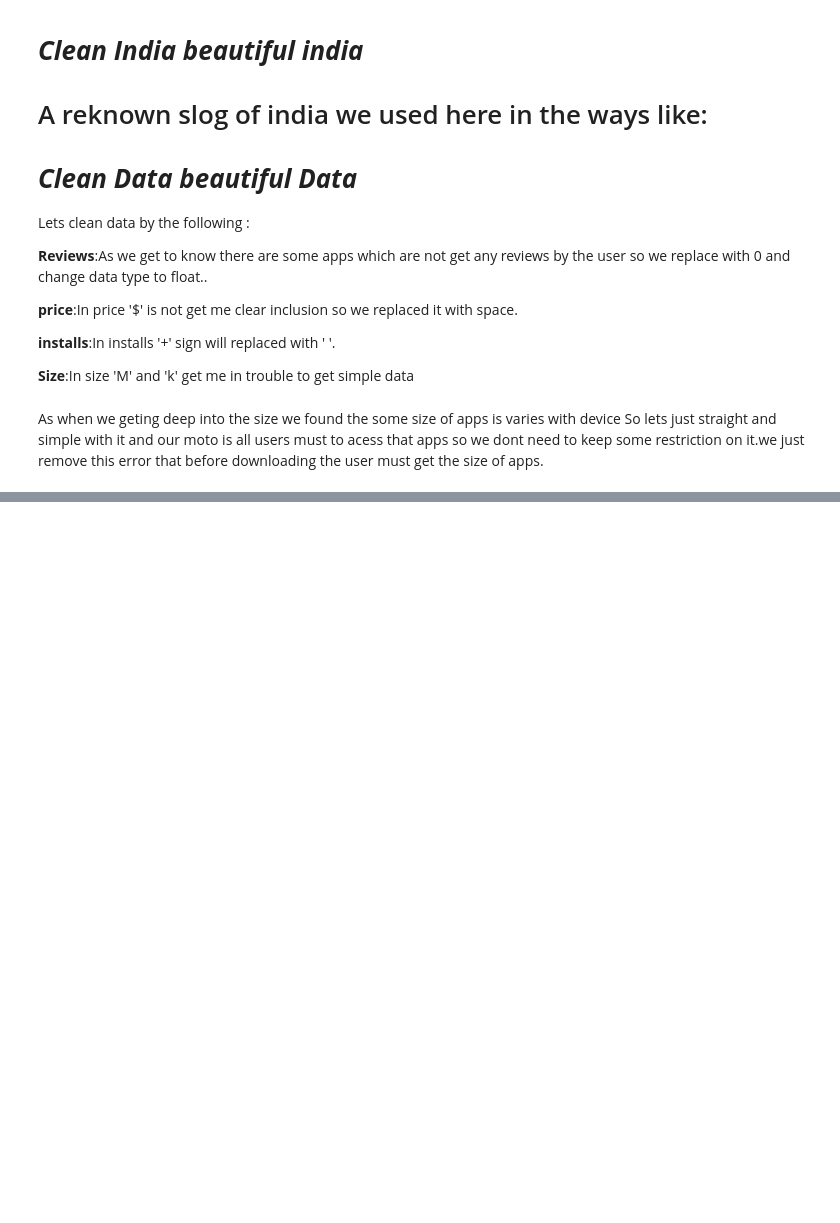
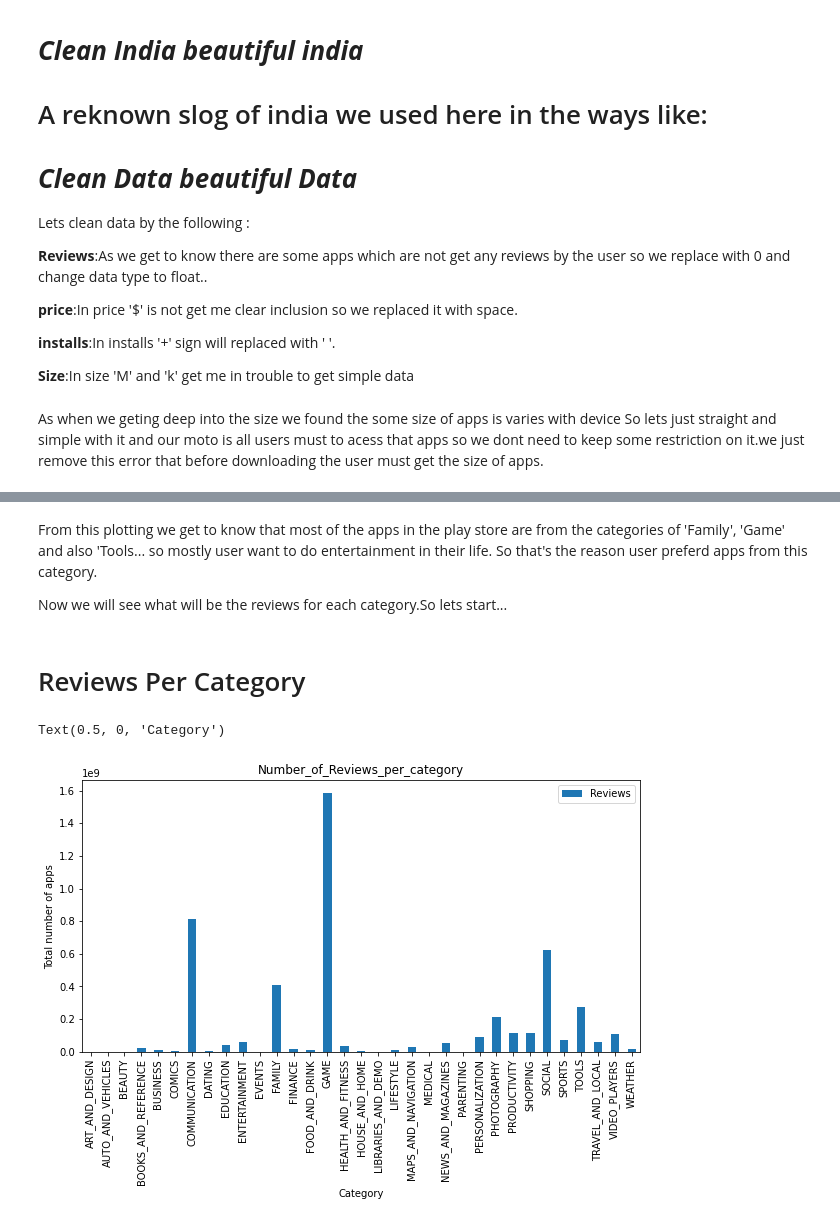
Before and after one commit to Rushabhtikale92/Play-store-app-review-analysis, a Jupyter notebook: Play_Store_App_Review_Analysis_Capstone_Project_by_Rushabh_Tikale.ipynb, the cells around one changed output, grey strips where cells are left out. Drawn from its saved outputs; the diff is of its cells as text; code cells hidden in the pictures; blank space fills up the shorter version.

```diff
--- a/Play_Store_App_Review_Analysis_Capstone_Project_by_Rushabh_Tikale.ipynb
+++ b/Play_Store_App_Review_Analysis_Capstone_Project_by_Rushabh_Tikale.ipynb
@@ -186,0 +258,18 @@ data['Rating'] = pd.to_numeric(data['Rating'],errors = 'coerce').astype('float')
+# %% [markdown]
+From this plotting we get to know that most of the apps in the play store are from the categories of 'Family', 'Game' and also 'Tools... so mostly user want to do entertainment in their life. So that's the reason user preferd apps from this category.
+
+Now we will see what will be the reviews for each category.So lets start...
+# %% [markdown]
+# Reviews Per Category
+# %%
+# visualize max reviews by category:
+categories = data.groupby('Category')
+category_installs_sum_data = categories[['Reviews']].sum()
+plt.rcParams['figure.figsize'] = (10, 5)
+category_installs_sum_data.plot(kind='bar')
+plt.title('Number_of_Reviews_per_category')
+plt.ylabel('Total number of apps')
+plt.xlabel('Category')
+# %% [output]
+Text(0.5, 0, 'Category')
+[figure, added]
```
Also changed, not shown: parts of 9 cells of this notebook.
